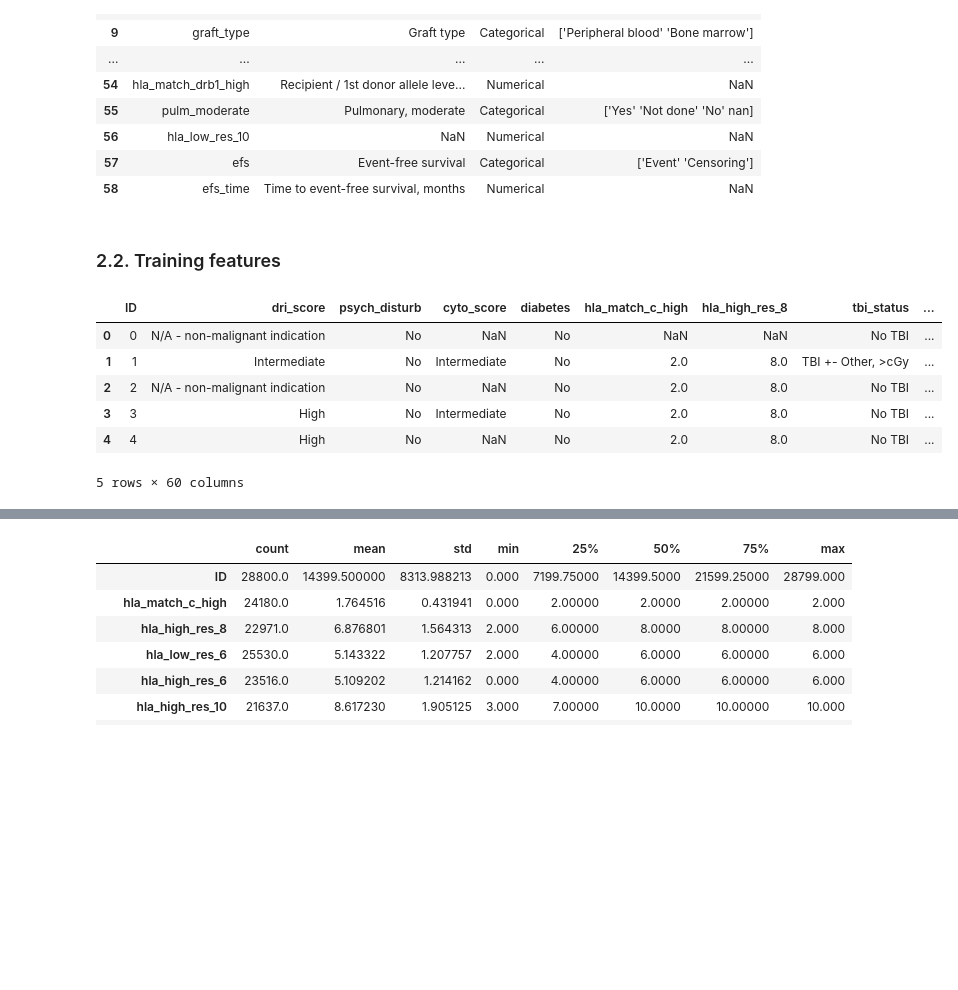
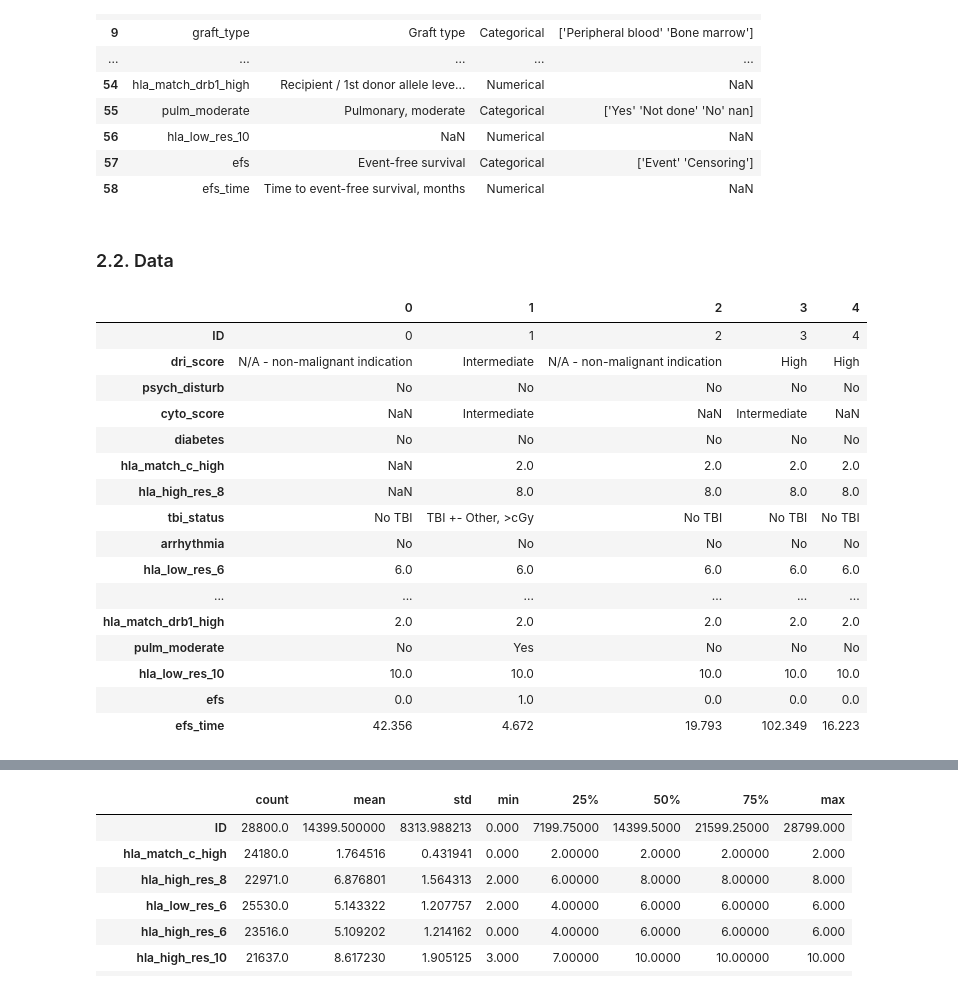
Before and after one commit to gperdrizet/HSCT_survival, a Jupyter notebook: notebooks/01.1-EDA_feature_inspection.ipynb, the cells around one changed output, grey strips where cells are left out. Cells and saved outputs as stored; diff of their text form; code cells hidden in the pictures; blank space fills up the shorter version.

```diff
--- a/notebooks/01.1-EDA_feature_inspection.ipynb
+++ b/notebooks/01.1-EDA_feature_inspection.ipynb
@@ -60,16 +62,26 @@ dictionary_df.head(len(dictionary_df))
 | 57 | efs | Event-free survival | Categorical | ['Event' 'Censoring'] |
 | 58 | efs_time | Time to event-free survival, months | Numerical | NaN |
 # %% [markdown]
-### 2.2. Training features
+### 2.2. Data
 # %%
-training_df=pd.read_csv(f'{config.DATA_PATH}/raw/train.csv')
-training_df.head()
+data_df=pd.read_csv(f'{config.DATA_PATH}/raw/train.csv')
+data_df.head().transpose()
 # %% [output]
-|  | ID | dri_score | psych_disturb | cyto_score | diabetes | hla_match_c_high | hla_high_res_8 | tbi_status | ... |
-| 0 | 0 | N/A - non-malignant indication | No | NaN | No | NaN | NaN | No TBI | ... |
-| 1 | 1 | Intermediate | No | Intermediate | No | 2.0 | 8.0 | TBI +- Other, >cGy | ... |
-| 2 | 2 | N/A - non-malignant indication | No | NaN | No | 2.0 | 8.0 | No TBI | ... |
-| 3 | 3 | High | No | Intermediate | No | 2.0 | 8.0 | No TBI | ... |
-| 4 | 4 | High | No | NaN | No | 2.0 | 8.0 | No TBI | ... |
+|  | 0 | 1 | 2 | 3 | 4 |
+| ID | 0 | 1 | 2 | 3 | 4 |
+| dri_score | N/A - non-malignant indication | Intermediate | N/A - non-malignant indication | High | High |
+| psych_disturb | No | No | No | No | No |
+| cyto_score | NaN | Intermediate | NaN | Intermediate | NaN |
+| diabetes | No | No | No | No | No |
+| hla_match_c_high | NaN | 2.0 | 2.0 | 2.0 | 2.0 |
+| hla_high_res_8 | NaN | 8.0 | 8.0 | 8.0 | 8.0 |
+| tbi_status | No TBI | TBI +- Other, >cGy | No TBI | No TBI | No TBI |
+| arrhythmia | No | No | No | No | No |
+| hla_low_res_6 | 6.0 | 6.0 | 6.0 | 6.0 | 6.0 |
+| ... | ... | ... | ... | ... | ... |
+| hla_match_drb1_high | 2.0 | 2.0 | 2.0 | 2.0 | 2.0 |
+| pulm_moderate | No | Yes | No | No | No |
+| hla_low_res_10 | 10.0 | 10.0 | 10.0 | 10.0 | 10.0 |
+| efs | 0.0 | 1.0 | 0.0 | 0.0 | 0.0 |
+| efs_time | 42.356 | 4.672 | 19.793 | 102.349 | 16.223 |
-5 rows × 60 columns
 # %%
```
Also changed, not shown: parts of 67 cells of this notebook.
